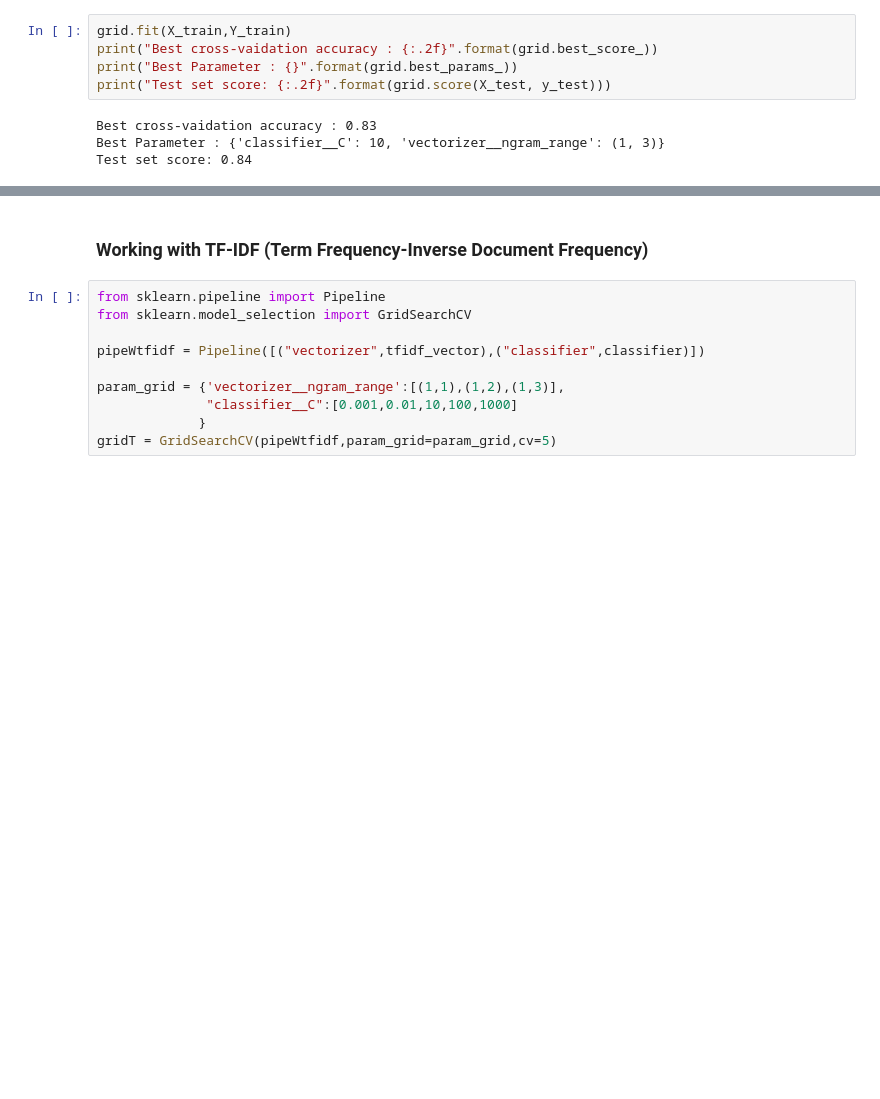
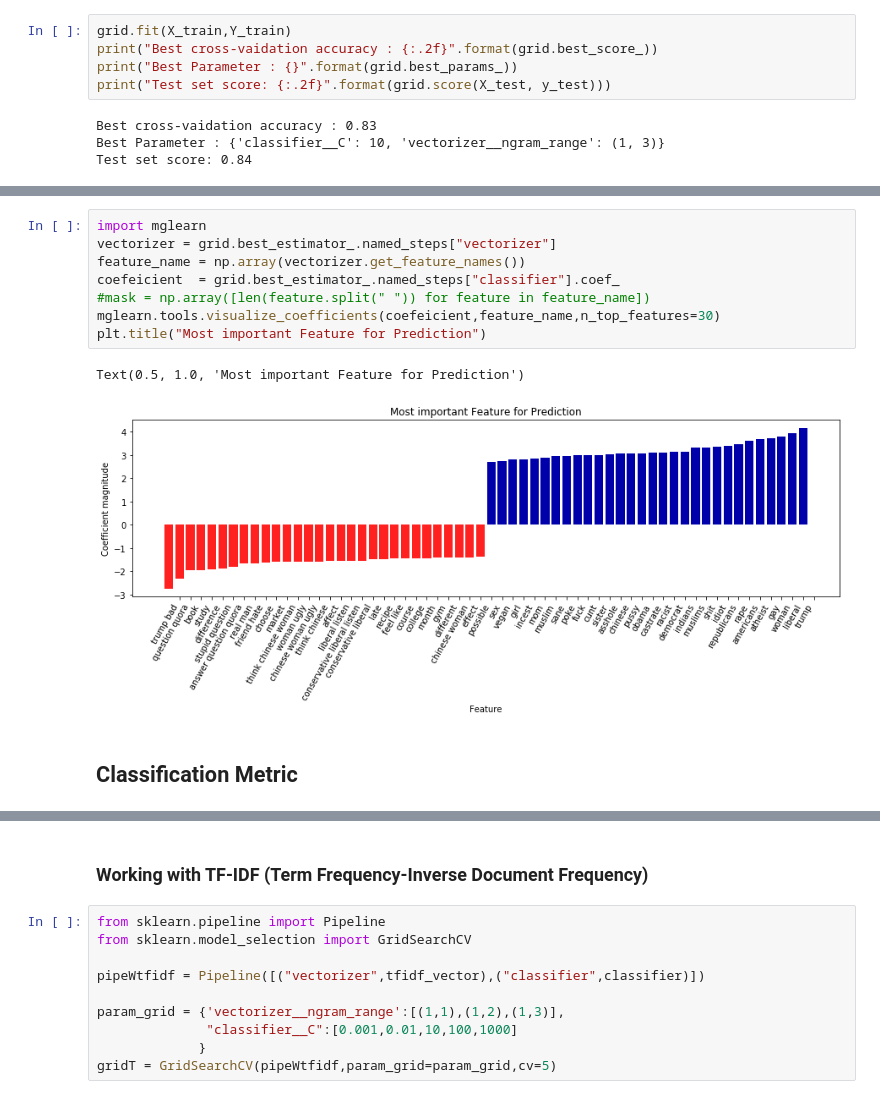
Before and after one commit to djomonam/Quora_Insincire_Classification, a Jupyter notebook: quora-question-classifier.ipynb, the cells around one changed output, grey strips where cells are left out. Cells and saved outputs as stored; diff of their text form; blank space fills up the shorter version.

```diff
--- a/quora-question-classifier.ipynb
+++ b/quora-question-classifier.ipynb
@@ -367,0 +401,13 @@ Test set score: 0.84
+# %%
+import mglearn
+vectorizer = grid.best_estimator_.named_steps["vectorizer"]
+feature_name = np.array(vectorizer.get_feature_names())
+coefeicient  = grid.best_estimator_.named_steps["classifier"].coef_
+#mask = np.array([len(feature.split(" ")) for feature in feature_name])
+mglearn.tools.visualize_coefficients(coefeicient,feature_name,n_top_features=30)
+plt.title("Most important Feature for Prediction")
+# %% [output]
+Text(0.5, 1.0, 'Most important Feature for Prediction')
+[figure, added]
+# %% [markdown]
+## Classification Metric
```
Also changed, not shown: parts of 13 cells of this notebook.
